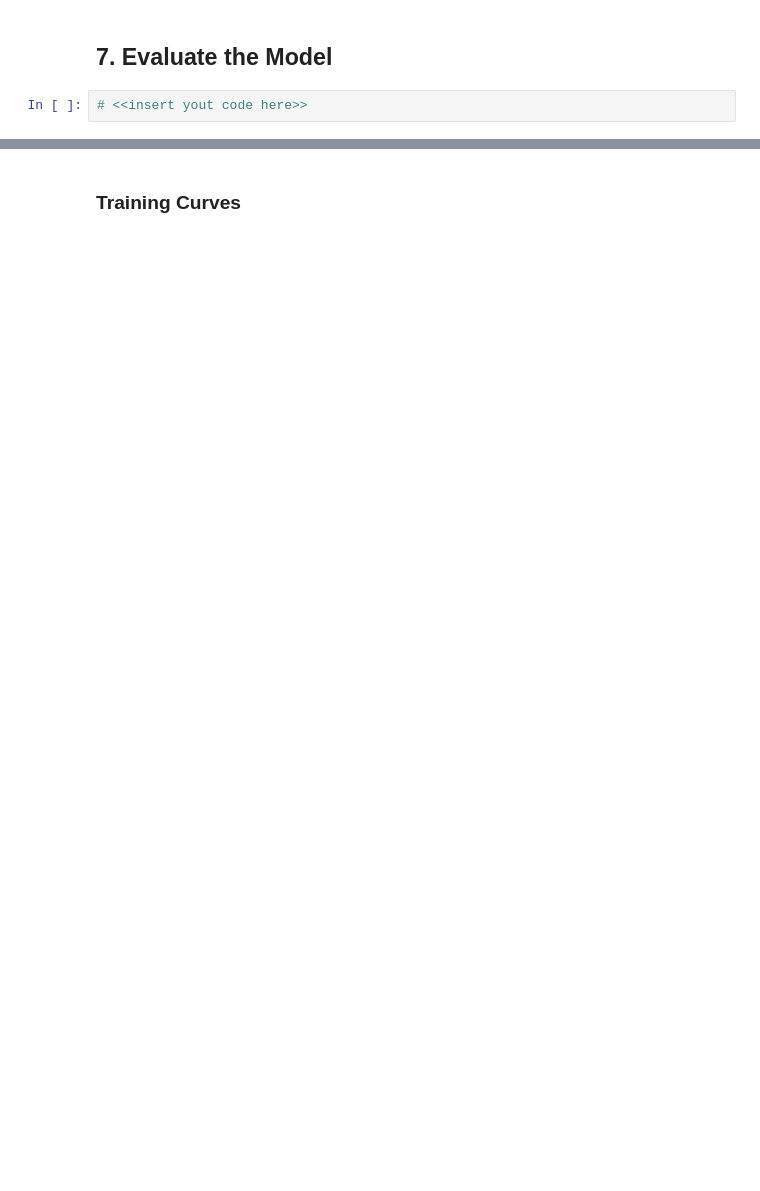
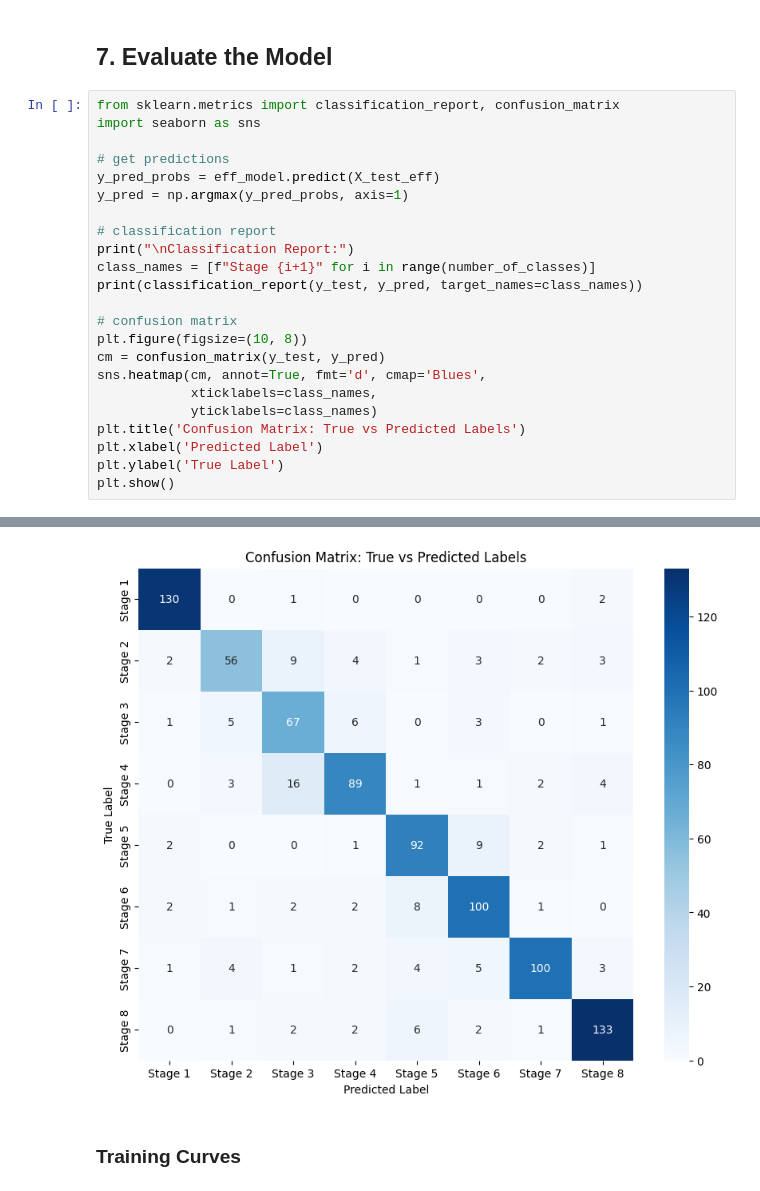
Before and after one commit to Rohil-Ali/Covid_Handwash_Model, a Jupyter notebook: covid_model.ipynb, the cells around one changed output, grey strips where cells are left out. Drawn from its saved outputs; the diff is of its cells as text; blank space fills up the shorter version.

```diff
--- a/covid_model.ipynb
+++ b/covid_model.ipynb
@@ -608,4 +601,26 @@ plt.show()
 # %% [markdown]
 ## 7. Evaluate the Model
-# %%
-# <<insert yout code here>>
+# %%
+from sklearn.metrics import classification_report, confusion_matrix
+import seaborn as sns
+
+# get predictions
+y_pred_probs = eff_model.predict(X_test_eff)
+y_pred = np.argmax(y_pred_probs, axis=1)
+
+# classification report
+print("\nClassification Report:")
+class_names = [f"Stage {i+1}" for i in range(number_of_classes)]
+print(classification_report(y_test, y_pred, target_names=class_names))
+
+# confusion matrix
+plt.figure(figsize=(10, 8))
+cm = confusion_matrix(y_test, y_pred)
+sns.heatmap(cm, annot=True, fmt='d', cmap='Blues',
+            xticklabels=class_names,
+            yticklabels=class_names)
+plt.title('Confusion Matrix: True vs Predicted Labels')
+plt.xlabel('Predicted Label')
+plt.ylabel('True Label')
+plt.show()
+# %% [output]
@@ -612,3 +644,4 @@ plt.show()
+[figure, added]
 # %% [markdown]
 ### Training Curves
 # %%
```
Also changed, not shown: parts of 12 cells of this notebook.
